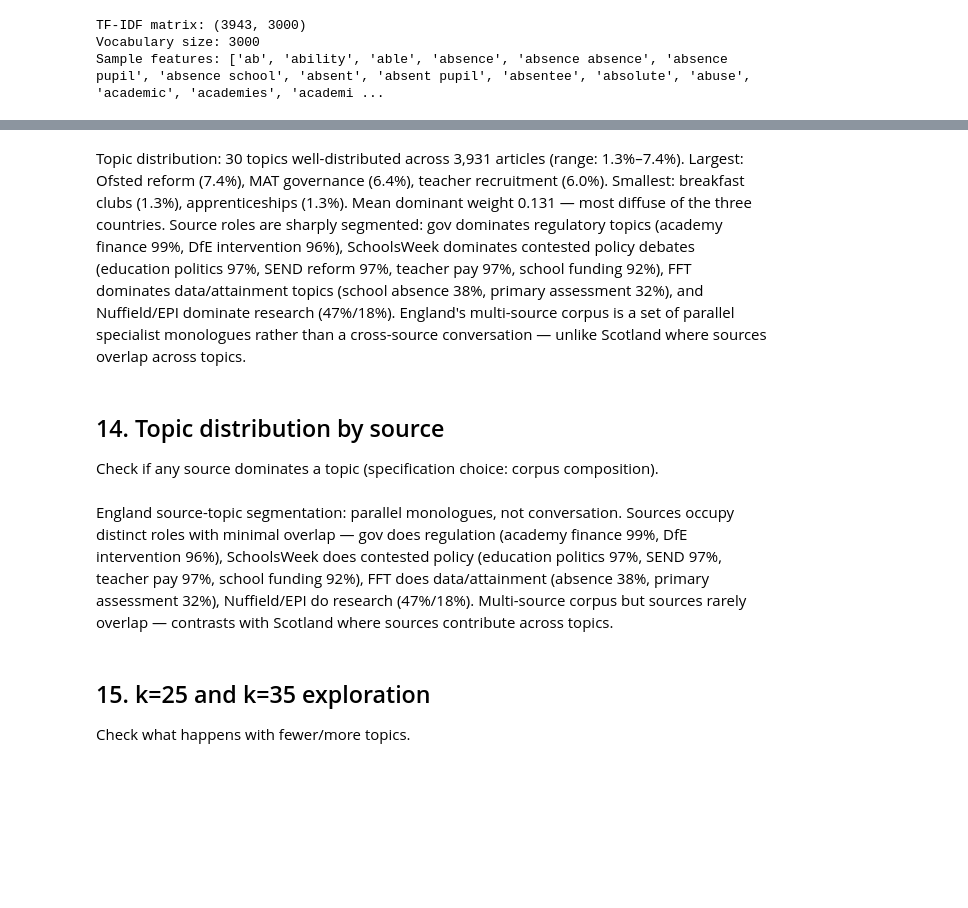
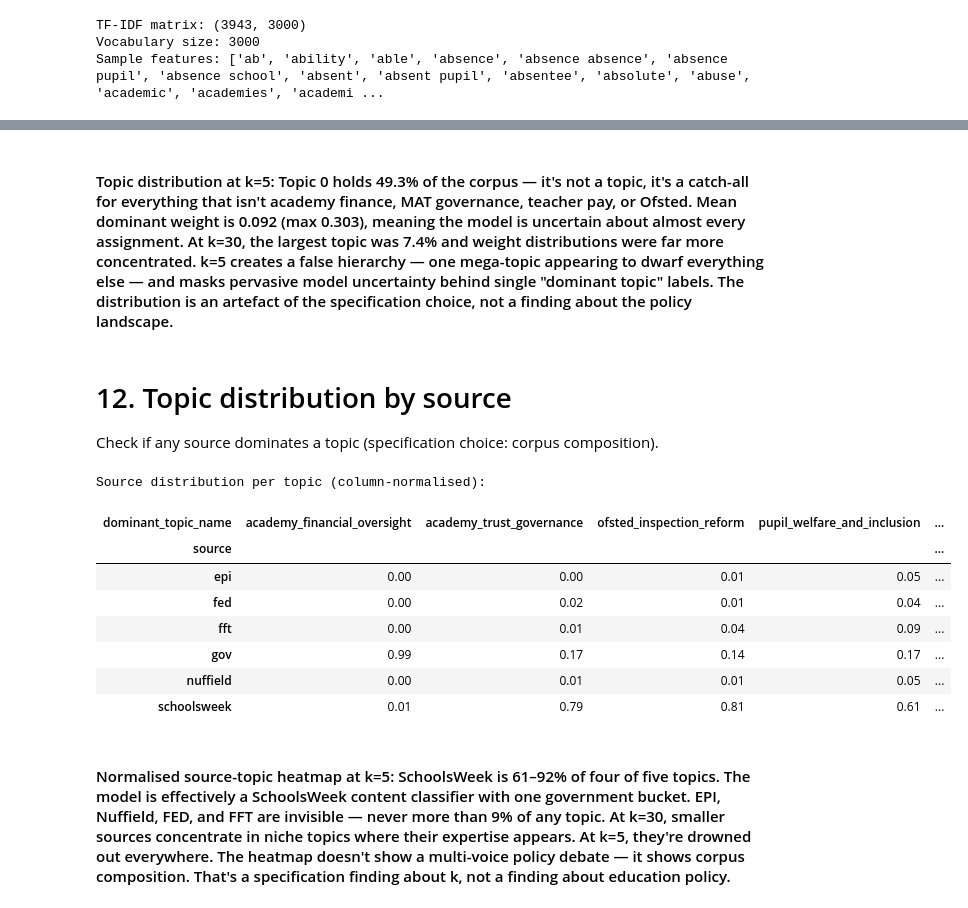
Before and after one commit to Yorkel/atlas-ed, a Jupyter notebook: experiments/notebooks/training/train_nmf_eng_5.ipynb, the cells around one changed output, grey strips where cells are left out. Cells and saved outputs as stored; diff of their text form; code cells hidden in the pictures; blank space fills up the shorter version.

```diff
--- a/experiments/notebooks/training/train_nmf_eng_5.ipynb
+++ b/experiments/notebooks/training/train_nmf_eng_5.ipynb
@@ -312,0 +230,12 @@ Topic  Previous Name                        Top 30 Words (display stopwords remo
+# %%
+TOPIC_NAMES_5 = {
+    0: "pupil_welfare_and_inclusion",
+    1: "academy_financial_oversight",
+    2: "academy_trust_governance",
+    3: "teacher_pay_and_workforce",
+    4: "ofsted_inspection_reform",
+}
+
+df["dominant_topic"] = nmf_out.W.argmax(axis=1)
+df["dominant_topic_name"] = df["dominant_topic"].map(TOPIC_NAMES_5)
+df["dominant_topic_name"].value_counts()
@@ -533,18 +430,24 @@ print(f"\nDominant weight — min: {dominant_weights.min():.4f}, mean: {dominant
 # %% [markdown]
-Topic distribution: 30 topics well-distributed across 3,931 articles (range: 1.3%–7.4%). Largest: Ofsted reform (7.4%), MAT governance (6.4%), teacher recruitment (6.0%). Smallest: breakfast clubs (1.3%), apprenticeships (1.3%). Mean dominant weight 0.131 — most diffuse of the three countries. Source roles are sharply segmented: gov dominates regulatory topics (academy finance 99%, DfE intervention 96%), SchoolsWeek dominates contested policy debates (education politics 97%, SEND reform 97%, teacher pay 97%, school funding 92%), FFT dominates data/attainment topics (school absence 38%, primary assessment 32%), and Nuffield/EPI dominate research (47%/18%). England's multi-source corpus is a set of parallel specialist monologues rather than a cross-source conversation — unlike Scotland where sources overlap across topics.
+#### Topic distribution at k=5: Topic 0 holds 49.3% of the corpus — it's not a topic, it's a catch-all for everything that isn't academy finance, MAT governance, teacher pay, or Ofsted. Mean dominant weight is 0.092 (max 0.303), meaning the model is uncertain about almost every assignment. At k=30, the largest topic was 7.4% and weight distributions were far more concentrated. k=5 creates a false hierarchy — one mega-topic appearing to dwarf everything else — and masks pervasive model uncertainty behind single "dominant topic" labels. The distribution is an artefact of the specification choice, not a finding about the policy landscape.
 # %% [markdown]
-## 14. Topic distribution by source
+# 12. Topic distribution by source
 
 Check if any source dominates a topic (specification choice: corpus composition).
 # %%
 df["dominant_topic"] = dominant_topics
-df["dominant_topic_name"] = df["dominant_topic"].map(NEW_TOPIC_NAMES)
+df["dominant_topic_name"] = df["dominant_topic"].map(TOPIC_NAMES_5)
 ct = pd.crosstab(df["source"], df["dominant_topic_name"], normalize="columns").round(2)
 print("Source distribution per topic (column-normalised):")
 ct
+# %% [output]
+Source distribution per topic (column-normalised):
+| dominant_topic_name | academy_financial_oversight | academy_trust_governance | ofsted_inspection_reform | pupil_welfare_and_inclusion | ... |
+| source |  |  |  |  | ... |
+| epi | 0.00 | 0.00 | 0.01 | 0.05 | ... |
+| fed | 0.00 | 0.02 | 0.01 | 0.04 | ... |
+| fft | 0.00 | 0.01 | 0.04 | 0.09 | ... |
+| gov | 0.99 | 0.17 | 0.14 | 0.17 | ... |
+| nuffield | 0.00 | 0.01 | 0.01 | 0.05 | ... |
+| schoolsweek | 0.01 | 0.79 | 0.81 | 0.61 | ... |
 # %% [markdown]
-England source-topic segmentation: parallel monologues, not conversation. Sources occupy distinct roles with minimal overlap — gov does regulation (academy finance 99%, DfE intervention 96%), SchoolsWeek does contested policy (education politics 97%, SEND 97%, teacher pay 97%, school funding 92%), FFT does data/attainment (absence 38%, primary assessment 32%), Nuffield/EPI do research (47%/18%). Multi-source corpus but sources rarely overlap — contrasts with Scotland where sources contribute across topics.
+#### Normalised source-topic heatmap at k=5: SchoolsWeek is 61–92% of four of five topics. The model is effectively a SchoolsWeek content classifier with one government bucket. EPI, Nuffield, FED, and FFT are invisible — never more than 9% of any topic. At k=30, smaller sources concentrate in niche topics where their expertise appears. At k=5, they're drowned out everywhere. The heatmap doesn't show a multi-voice policy debate — it shows corpus composition. That's a specification finding about k, not a finding about education policy.
-# %% [markdown]
-## 15. k=25 and k=35 exploration
-
-Check what happens with fewer/more topics.
```
Also changed, not shown: parts of 47 cells of this notebook, 10 other files.
